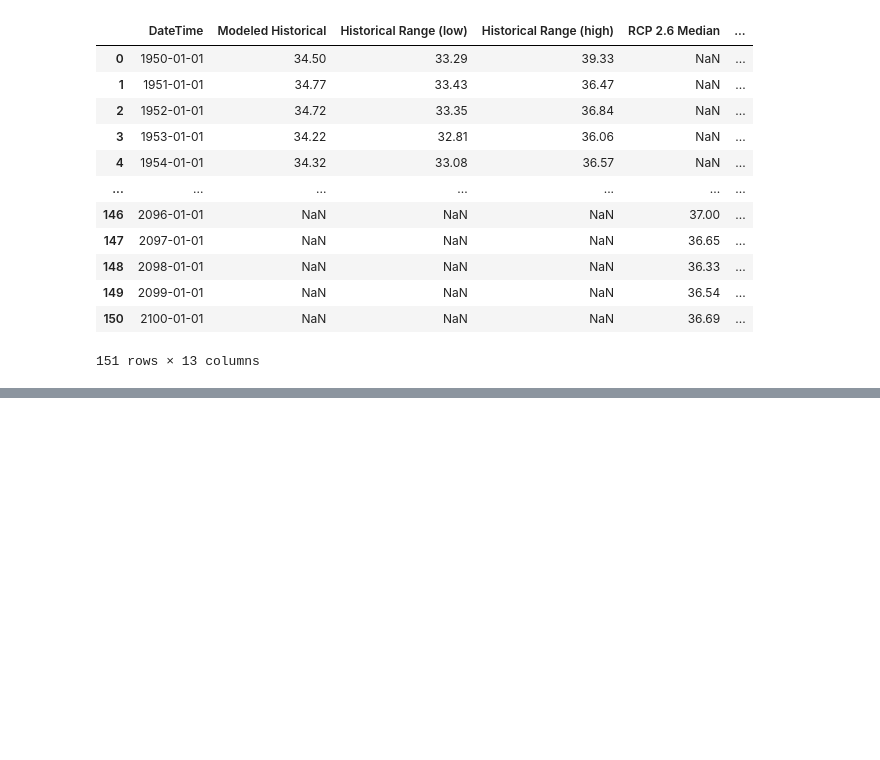
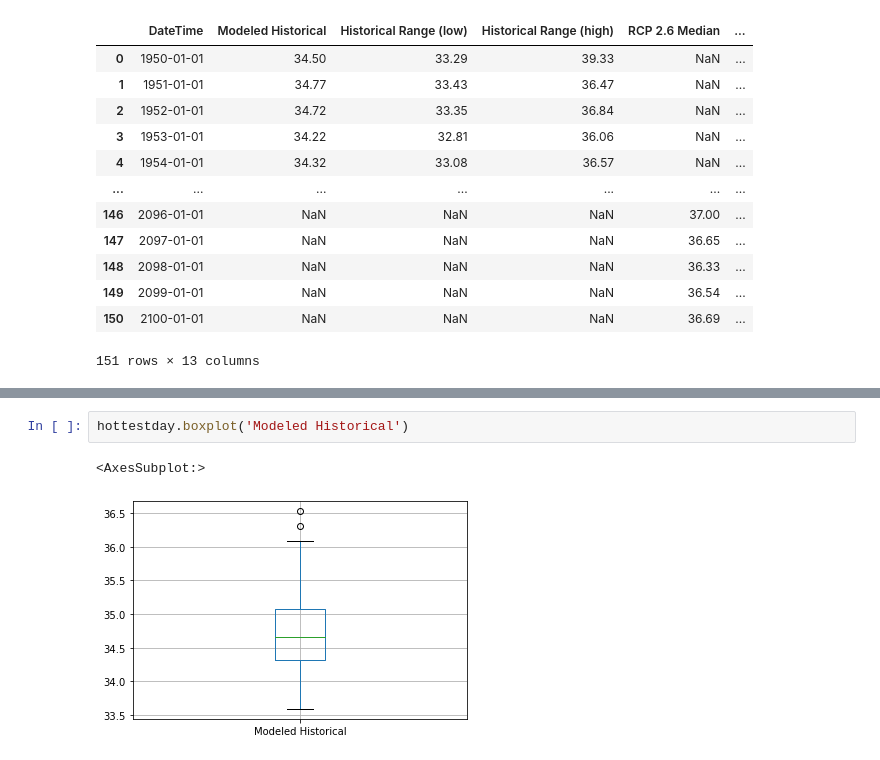
Before and after one commit to data301-2021-winter1/project-group70-project, a Jupyter notebook: notebooks/analysis3.ipynb, the cells around one changed output, grey strips where cells are left out. Saved outputs shown, nothing was run; the diff lists cells and outputs as text; blank space fills up the shorter version.

```diff
--- a/notebooks/analysis3.ipynb
+++ b/notebooks/analysis3.ipynb
@@ -40,0 +68,5 @@ hottestday
+# %%
+hottestday.boxplot('Modeled Historical')
+# %% [output]
+<AxesSubplot:>
+[figure, added]
```
Also changed, not shown: parts of 9 cells of this notebook.
